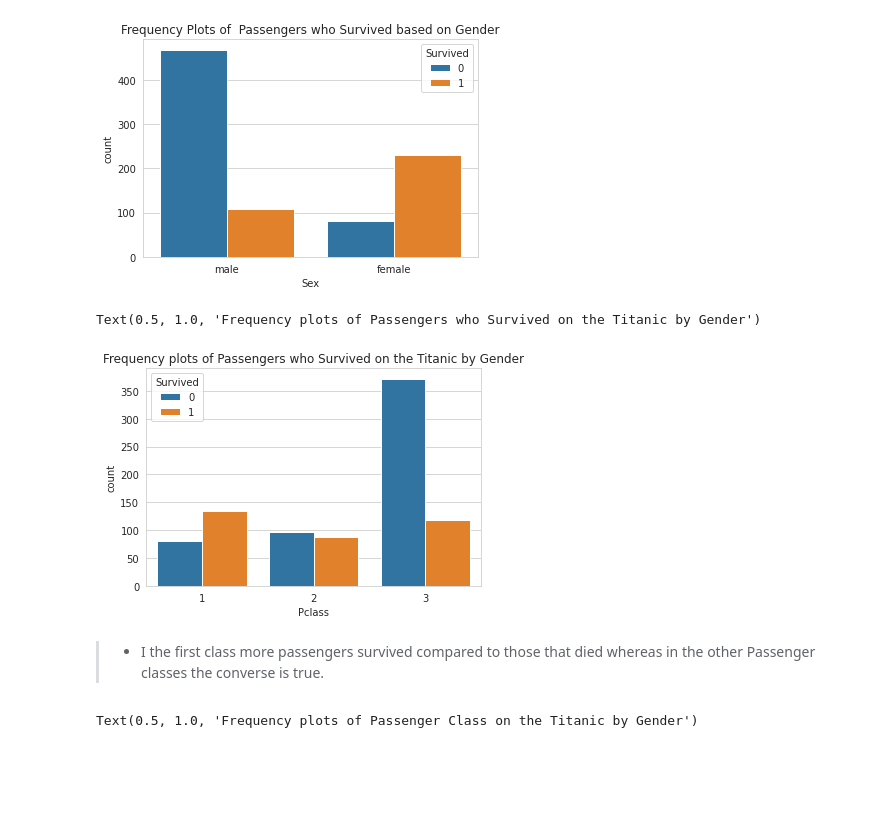
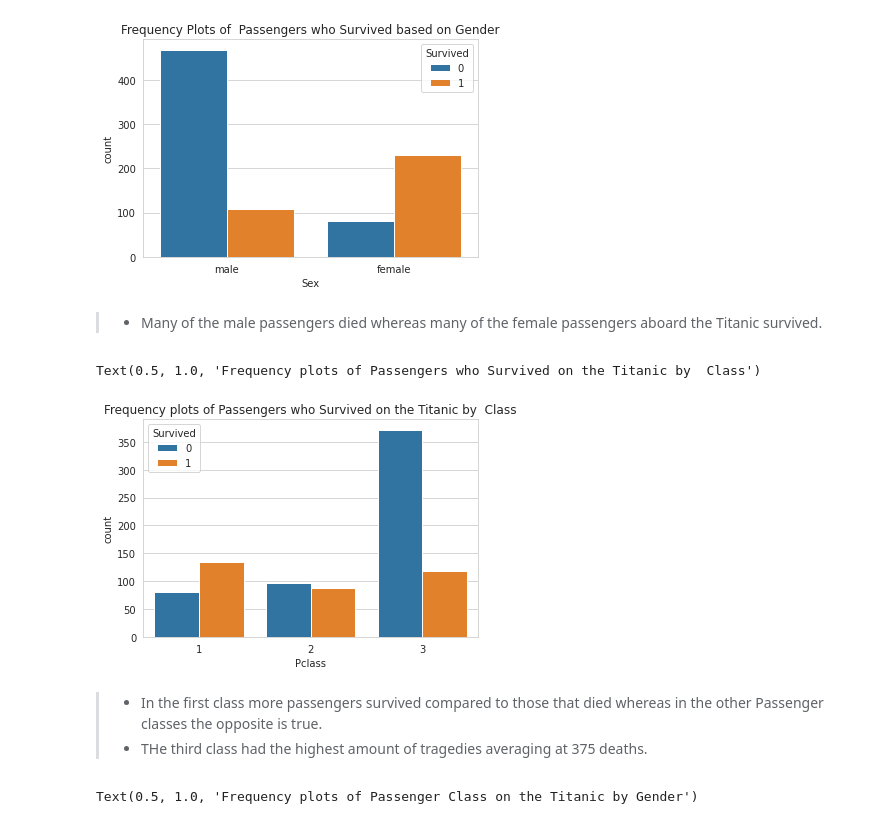
Before and after one commit to nyamskamau/Titanic-and-Spambase-datasets-analysis, a Jupyter notebook: KNearestNeighbors.ipynb, the cells around one changed output. Cells and saved outputs as stored; diff of their text form; code cells hidden in the pictures; blank space fills up the shorter version.

```diff
--- a/KNearestNeighbors.ipynb
+++ b/KNearestNeighbors.ipynb
@@ -314,14 +315,17 @@ plt.title('Frequency Plots of  Passengers who Survived based on Gender')
 # %% [output]
 Text(0.5, 1.0, 'Frequency Plots of  Passengers who Survived based on Gender')
 [figure]
+# %% [markdown]
+>* Many of the male passengers died whereas many of the female passengers aboard the Titanic survived.
 # %%
 sns.countplot(x=train["Pclass"],hue = train["Survived"],data = train)
-plt.title('Frequency plots of Passengers who Survived on the Titanic by Gender')
+plt.title('Frequency plots of Passengers who Survived on the Titanic by  Class')
 # %% [output]
-Text(0.5, 1.0, 'Frequency plots of Passengers who Survived on the Titanic by Gender')
+Text(0.5, 1.0, 'Frequency plots of Passengers who Survived on the Titanic by  Class')
-[figure, old version]
+[figure, new version]
 # %% [markdown]
->* I  the first class more passengers survived compared to those that died whereas in the other Passenger classes the converse is true.
+>* In  the first class more passengers survived compared to those that died whereas in the other Passenger classes the opposite is true.
+>* THe third class had the highest amount of tragedies averaging at 375 deaths.
 # %%
 sns.countplot(x=train["Pclass"],hue = train["Sex"],data = train)
 plt.title('Frequency plots of Passenger Class on the Titanic by Gender')
```
Also changed, not shown: parts of 34 cells of this notebook.
